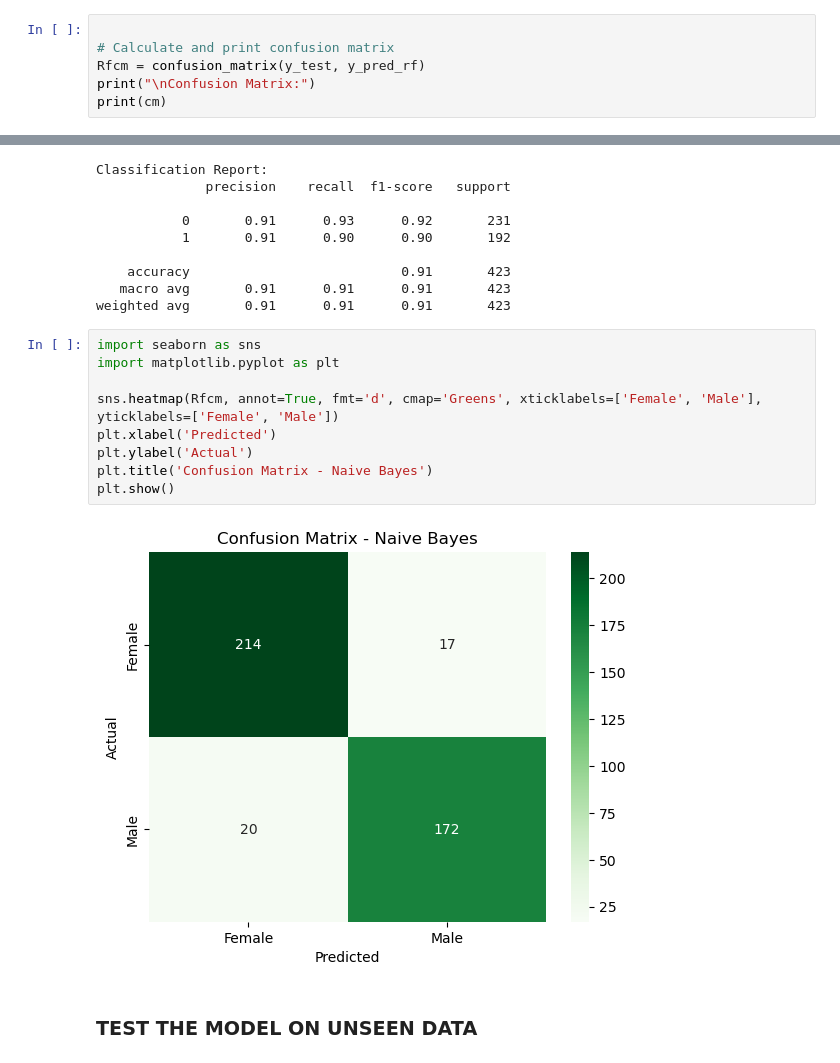
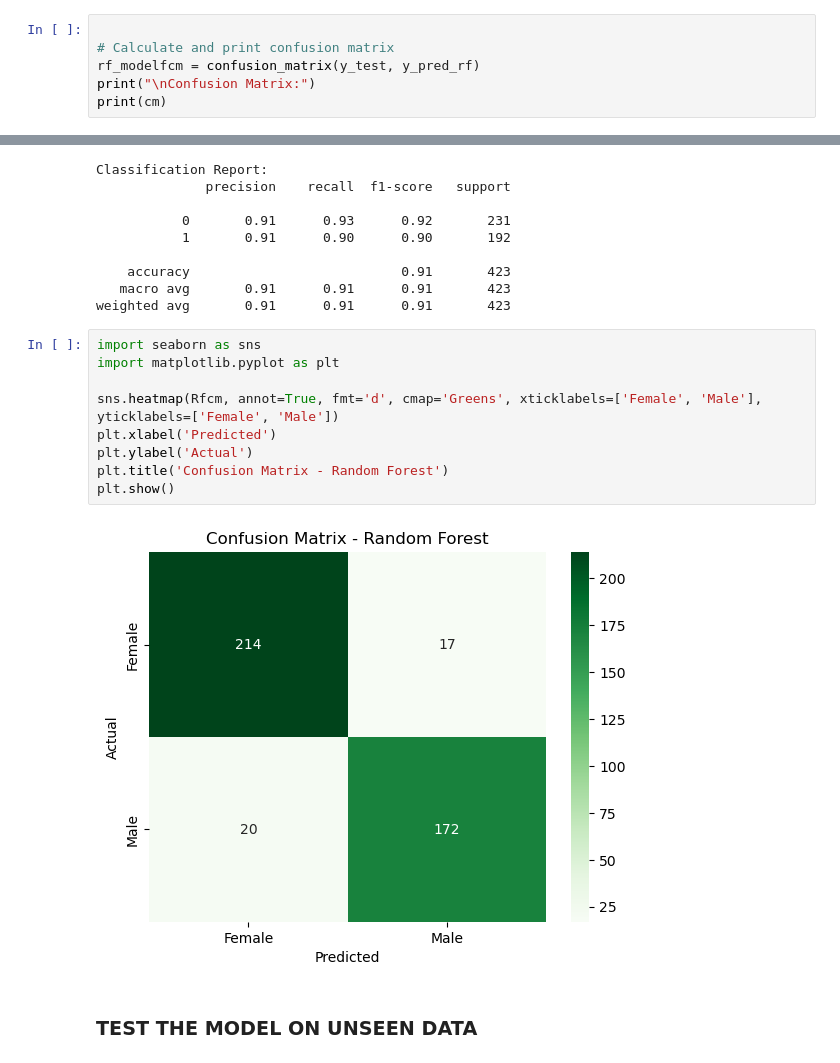
Before and after one commit to TimotheeNkwar/School_Project, a Jupyter notebook: Machine Learning/Machine_Learning_Projetcts.ipynb, the cells around one changed output, grey strips where cells are left out. Saved outputs shown, nothing was run; the diff lists cells and outputs as text.

```diff
--- a/Machine Learning/Machine_Learning_Projetcts.ipynb
+++ b/Machine Learning/Machine_Learning_Projetcts.ipynb
@@ -440,7 +438,7 @@ Accuracy score : 0.9125
 # %%
 
 # Calculate and print confusion matrix
-Rfcm = confusion_matrix(y_test, y_pred_rf)
+rf_modelfcm = confusion_matrix(y_test, y_pred_rf)
 print("\nConfusion Matrix:")
 print(cm)
 # %% [output]
@@ -464,14 +462,14 @@ weighted avg       0.91      0.91      0.91       423
 # %%
 import seaborn as sns
 import matplotlib.pyplot as plt
 
 sns.heatmap(Rfcm, annot=True, fmt='d', cmap='Greens', xticklabels=['Female', 'Male'], yticklabels=['Female', 'Male'])
 plt.xlabel('Predicted')
 plt.ylabel('Actual')
-plt.title('Confusion Matrix - Naive Bayes')
+plt.title('Confusion Matrix - Random Forest')
 plt.show()
 # %% [output]
-[figure, old version]
+[figure, new version]
 # %% [markdown]
 ### TEST THE MODEL ON UNSEEN DATA
 # %% [markdown]
```
Also changed, not shown: parts of 9 cells of this notebook.
